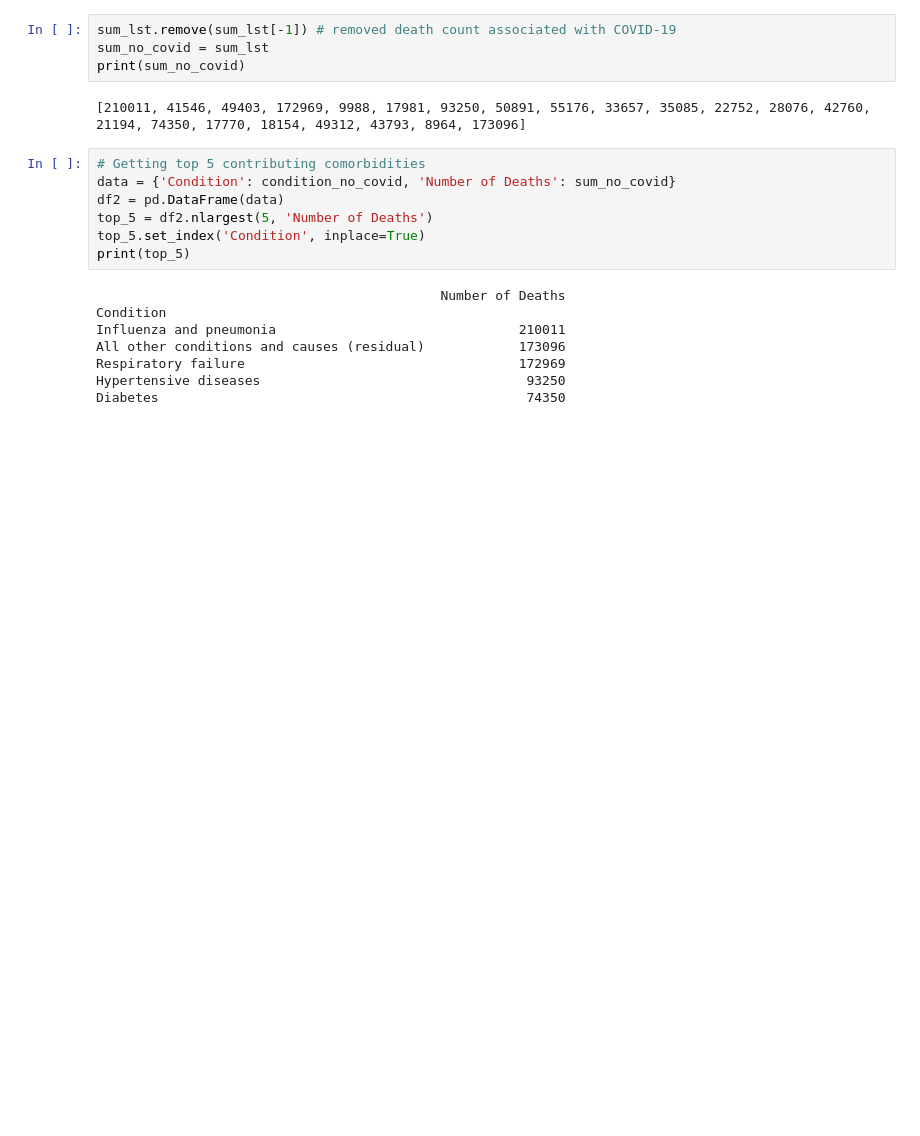
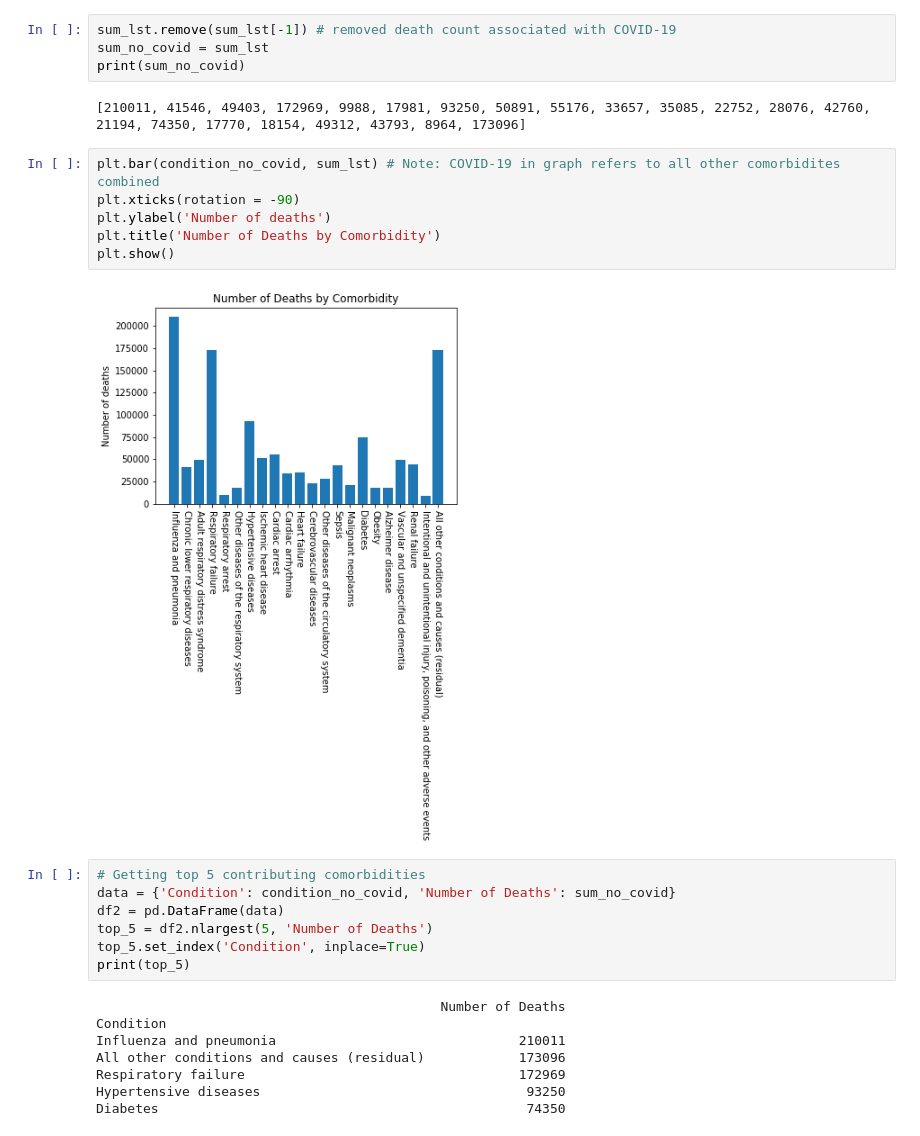
Before and after one commit to bennguyen8/DS-2500-Final, a Jupyter notebook: Comorbidities.ipynb, the cells around one changed output. Drawn from its saved outputs; the diff is of its cells as text; blank space fills up the shorter version.

```diff
--- a/Comorbidities.ipynb
+++ b/Comorbidities.ipynb
@@ -85,6 +85,14 @@ sum_no_covid = sum_lst
 print(sum_no_covid)
 # %% [output]
 [210011, 41546, 49403, 172969, 9988, 17981, 93250, 50891, 55176, 33657, 35085, 22752, 28076, 42760, 21194, 74350, 17770, 18154, 49312, 43793, 8964, 173096]
+# %%
+plt.bar(condition_no_covid, sum_lst) # Note: COVID-19 in graph refers to all other comorbidites combined
+plt.xticks(rotation = -90)
+plt.ylabel('Number of deaths')
+plt.title('Number of Deaths by Comorbidity')
+plt.show()
+# %% [output]
+[figure, added]
 # %%
 # Getting top 5 contributing comorbidities
 data = {'Condition': condition_no_covid, 'Number of Deaths': sum_no_covid}
```
Also changed, not shown: parts of 1 cell of this notebook.
